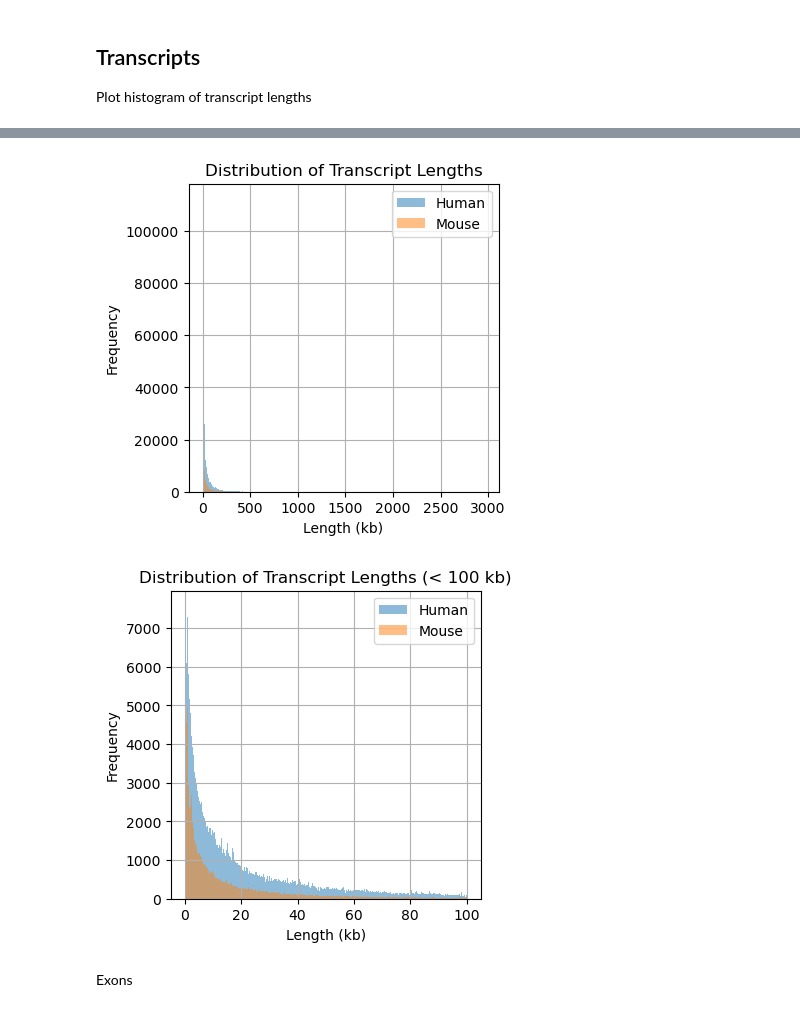
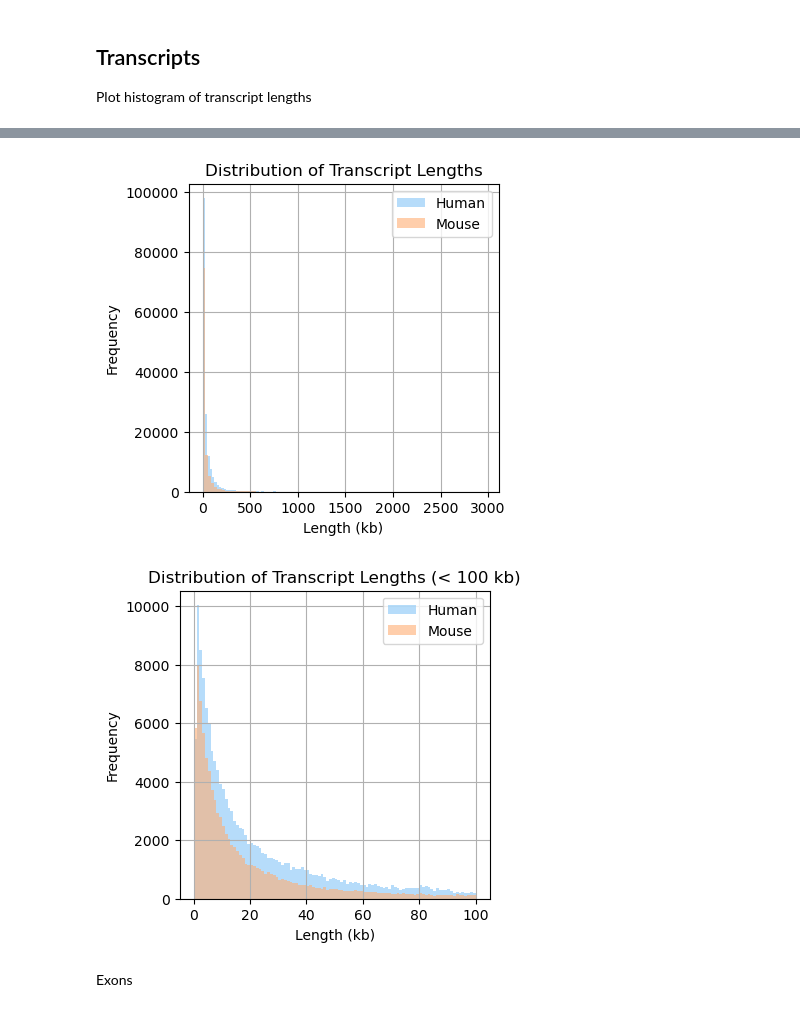
Before and after one commit to anamariaelek/splicing, a Jupyter notebook: notebooks/04_analysis.ipynb, the cells around one changed output, grey strips where cells are left out. Drawn from its saved outputs; the diff is of its cells as text; code cells hidden in the pictures.

```diff
--- a/notebooks/04_analysis.ipynb
+++ b/notebooks/04_analysis.ipynb
@@ -74,33 +80,41 @@ See the caveats in the documentation: https://pandas.pydata.org/pandas-docs/stab
+# %%
+# Define consistent genome colors
+genome_colors = {
+    'human': '#86c6f7',  # blue
+    'mouse': '#ffae74'   # orange
+}
 # %%
 # plot histogram of transcript lengths, grouped by genome
 import matplotlib.pyplot as plt
 
 human=trn_df[trn_df['genome'] == 'human']
 mouse=trn_df[trn_df['genome'] == 'mouse']
 
 plt.figure(figsize=(4, 4))
-plt.hist(human['width']/1000, bins=100, alpha=0.5, label='Human')
-plt.hist(mouse['width']/1000, bins=100, alpha=0.5, label='Mouse')
+plt.hist(human['width']/1000, bins=100, alpha=0.6, label='Human', color=genome_colors['human'])
+plt.hist(mouse['width']/1000, bins=100, alpha=0.6, label='Mouse', color=genome_colors['mouse'])
 plt.title('Distribution of Transcript Lengths')
 plt.xlabel('Length (kb)')
 plt.ylabel('Frequency')
 plt.grid()
 plt.legend()
+plt.savefig('plots/transcript_lengths.pdf', bbox_inches='tight', dpi=400)
 plt.show()
 
 # zoom in on the transcripts < 100 Mb
 plt.figure(figsize=(4, 4))
-plt.hist(human[human['width'] < 100000]['width']/1000, bins=500, alpha=0.5, label='Human')
-plt.hist(mouse[mouse['width'] < 100000]['width']/1000, bins=500, alpha=0.5, label='Mouse')
+plt.hist(human[human['width'] < 100000]['width']/1000, bins=100, alpha=0.6, label='Human', color=genome_colors['human'])
+plt.hist(mouse[mouse['width'] < 100000]['width']/1000, bins=100, alpha=0.6, label='Mouse', color=genome_colors['mouse'])
 plt.title('Distribution of Transcript Lengths (< 100 kb)')
 plt.xlabel('Length (kb)')
 plt.ylabel('Frequency')
 plt.grid()
 plt.legend()
+plt.savefig('plots/transcript_lengths_zoomed.pdf', bbox_inches='tight', dpi=400)
 plt.show()
 # %% [output]
-[figure, old version]
+[figure, new version]
-[figure, old version]
+[figure, new version]
 # %% [markdown]
 Exons
 # %%
```
Also changed, not shown: parts of 9 cells of this notebook, 25 other files.
